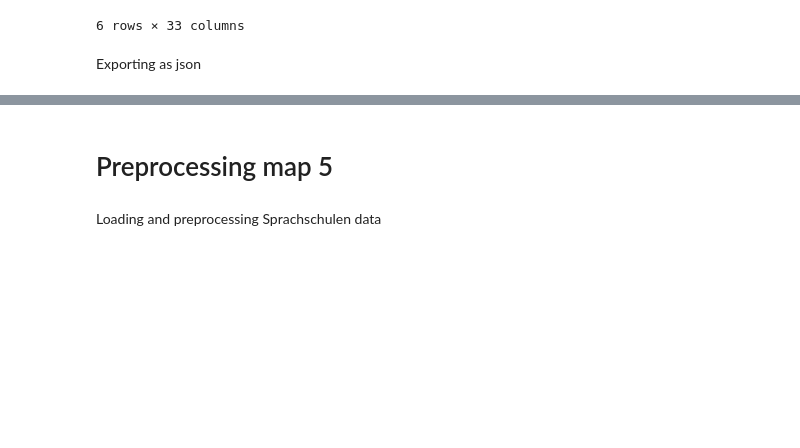
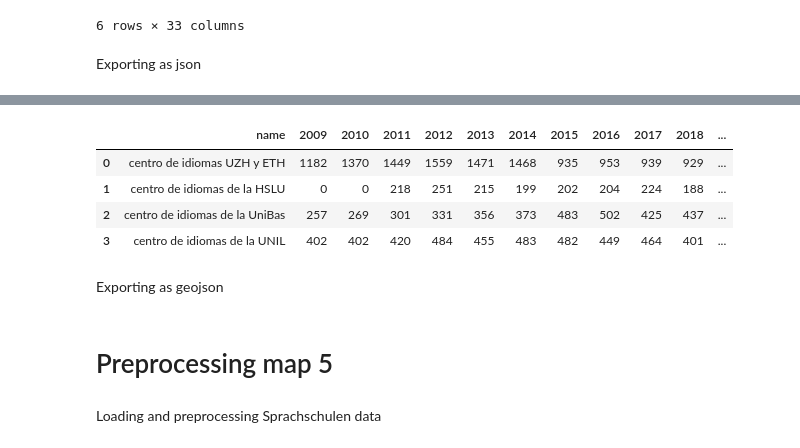
Before and after one commit to SebastianHafner/mapaespanolsuiza, a Jupyter notebook: preprocessing/data_preprocessing.ipynb, the cells around one changed output, grey strips where cells are left out. Cells and saved outputs as stored; diff of their text form; code cells hidden in the pictures; blank space fills up the shorter version.

```diff
--- a/preprocessing/data_preprocessing.ipynb
+++ b/preprocessing/data_preprocessing.ipynb
@@ -731,0 +758,23 @@ df_uni_stats.to_json(f'../map3/map3_chart.json', orient='table')
+# %%
+
+df_centers['geometry'] = df_centers.apply(lambda x: Point(x['y'],x['x']), axis=1)
+
+gdf_centers = gpd.GeoDataFrame(df_centers, geometry='geometry')
+
+gdf_centers = gdf_centers.drop(columns=['ID', 'x', 'y'])
+gdf_centers = gdf_centers.rename(columns={'Name': 'name'})
+
+# renaming column names because geojson does not accept integers as column names
+old_names = range(2009, 2019)
+new_names = [str(old_name) for old_name in old_names]
+gdf_centers = gdf_centers.rename(columns=dict(zip(old_names, new_names)))
+
+gdf_centers.head()
+# %% [output]
+|  | name | 2009 | 2010 | 2011 | 2012 | 2013 | 2014 | 2015 | 2016 | 2017 | 2018 | ... |
+| 0 | centro de idiomas UZH y ETH | 1182 | 1370 | 1449 | 1559 | 1471 | 1468 | 935 | 953 | 939 | 929 | ... |
+| 1 | centro de idiomas de la HSLU | 0 | 0 | 218 | 251 | 215 | 199 | 202 | 204 | 224 | 188 | ... |
+| 2 | centro de idiomas de la UniBas | 257 | 269 | 301 | 331 | 356 | 373 | 483 | 502 | 425 | 437 | ... |
+| 3 | centro de idiomas de la UNIL | 402 | 402 | 420 | 484 | 455 | 483 | 482 | 449 | 464 | 401 | ... |
+# %% [markdown]
+Exporting as geojson
```
Also changed, not shown: parts of 11 cells of this notebook, 11 other files.
